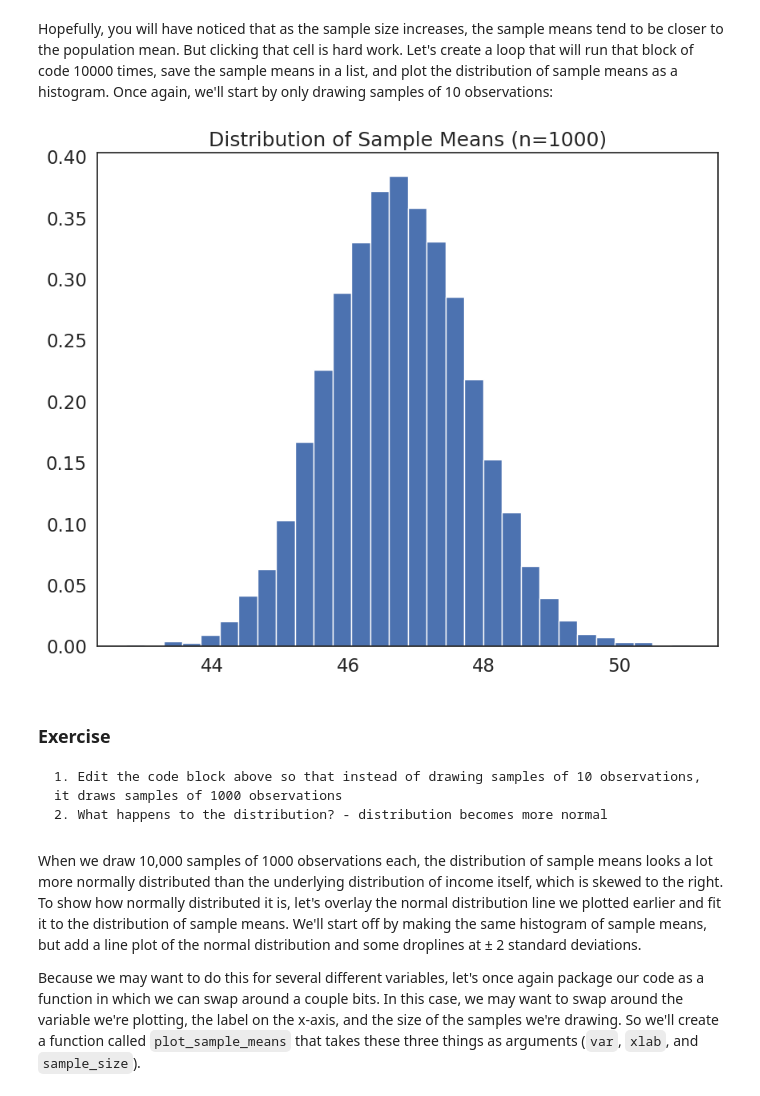
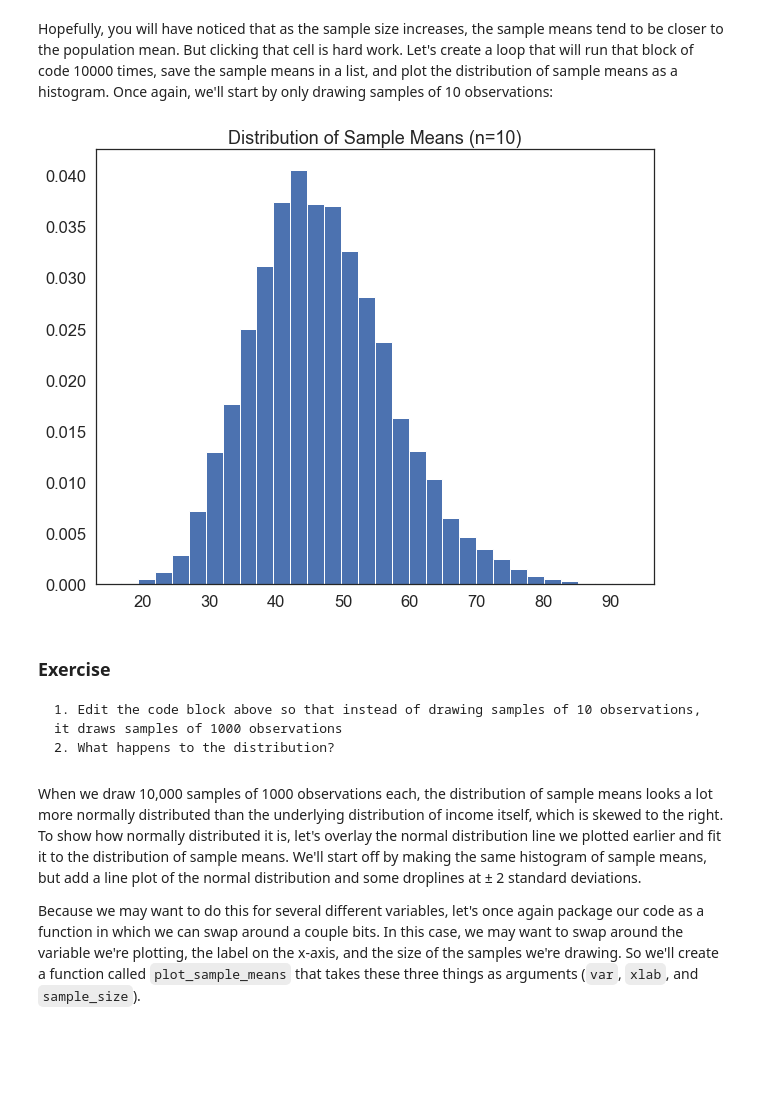
Before and after one commit to jaicortesi/QM2, a Jupyter notebook: notebooks/W05. Distributions and Basic Statistics.ipynb, the cells around one changed output. Cells and saved outputs as stored; diff of their text form; code cells hidden in the pictures; blank space fills up the shorter version.

```diff
--- a/notebooks/W05. Distributions and Basic Statistics.ipynb
+++ b/notebooks/W05. Distributions and Basic Statistics.ipynb
@@ -449,24 +368,24 @@ Hopefully, you will have noticed that as the sample size increases, the sample m
 # %%
 #create an empty list to store sample means
 sample_means=[]
 
-sample_size=1000
+sample_size=10
 # loop 10,000 times.
 for i in range(0,10000):
     sample= df['income'].sample(sample_size, replace=True) # draw a sample of 10 observations from the income variable, with replacement
     sample_mean=sample.mean() # calculate the mean of the sample
     sample_means.append(sample_mean) # append the sample mean to the list of sample means
 
 plt.hist(sample_means, bins=30, edgecolor='white', density=True) # plot a histogram of the sample means
 plt.title('Distribution of Sample Means (n={})'.format(sample_size)) # add a title
 plt.show()
 # %% [output]
-[figure, old version]
+[figure, new version]
 # %% [markdown]
 ### Exercise
 
     1. Edit the code block above so that instead of drawing samples of 10 observations, it draws samples of 1000 observations
-    2. What happens to the distribution? - distribution becomes more normal
+    2. What happens to the distribution?
 # %% [markdown]
 When we draw 10,000 samples of 1000 observations each, the distribution of sample means looks a lot more normally distributed than the underlying distribution of income itself, which is skewed to the right. To show how normally distributed it is, let's overlay the normal distribution line we plotted earlier and fit it to the distribution of sample means. We'll start off by making the same histogram of sample means, but add a line plot of the normal distribution and some droplines at ± 2 standard deviations.
 
```
Also changed, not shown: parts of 18 cells of this notebook.
